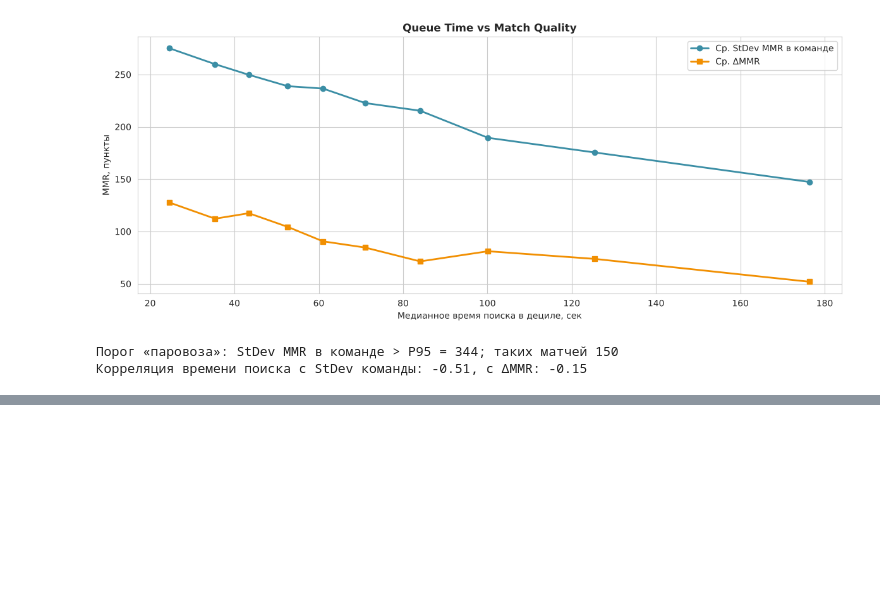
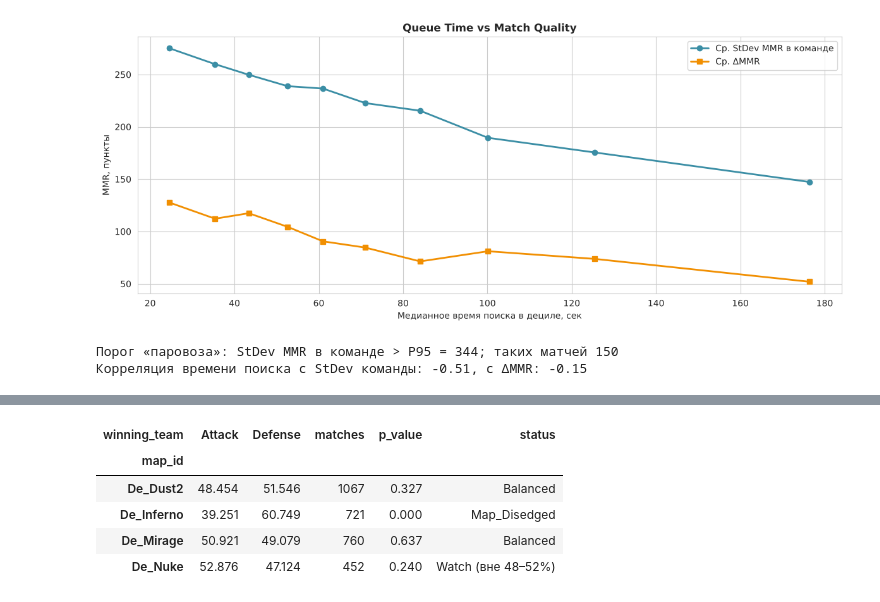
Before and after one commit to dan234tyu/game-analytics-lab4, a Jupyter notebook: notebooks/04_multiplayer_analytics.ipynb, the cells around one changed output, grey strips where cells are left out. Drawn from its saved outputs; the diff is of its cells as text; code cells hidden in the pictures; blank space fills up the shorter version.

```diff
--- a/notebooks/04_multiplayer_analytics.ipynb
+++ b/notebooks/04_multiplayer_analytics.ipynb
@@ -198,0 +202,23 @@ print(f"Корреляция времени поиска с StDev команды
+# %%
+map_balance = (matches_df.groupby('map_id')['winning_team']
+               .value_counts(normalize=True).unstack() * 100)
+map_balance['matches'] = matches_df['map_id'].value_counts()
+map_balance['p_value'] = [binomtest(int(round(a / 100 * n)), int(n), 0.5).pvalue
+                          for a, n in zip(map_balance['Attack'], map_balance['matches'])]
+
+def map_status(row):
+    if max(row['Attack'], row['Defense']) > 55:
+        return 'Map_Disedged'
+    if 48 <= row['Attack'] <= 52:
+        return 'Balanced'
+    return 'Watch (вне 48–52%)'
+
+map_balance['status'] = map_balance.apply(map_status, axis=1)
+display(map_balance.round(3))
+# %% [output]
+| winning_team | Attack | Defense | matches | p_value | status |
+| map_id |  |  |  |  |  |
+| De_Dust2 | 48.454 | 51.546 | 1067 | 0.327 | Balanced |
+| De_Inferno | 39.251 | 60.749 | 721 | 0.000 | Map_Disedged |
+| De_Mirage | 50.921 | 49.079 | 760 | 0.637 | Balanced |
+| De_Nuke | 52.876 | 47.124 | 452 | 0.240 | Watch (вне 48–52%) |
```
Also changed, not shown: parts of 4 cells of this notebook, 1 other file.
